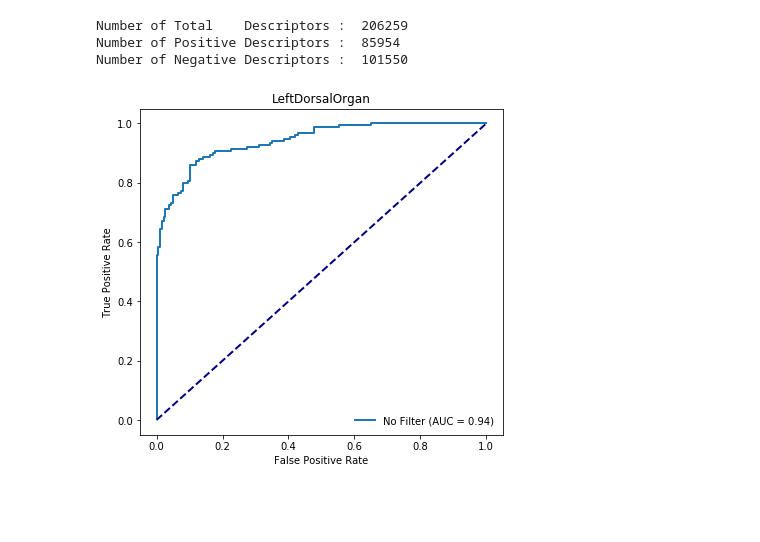
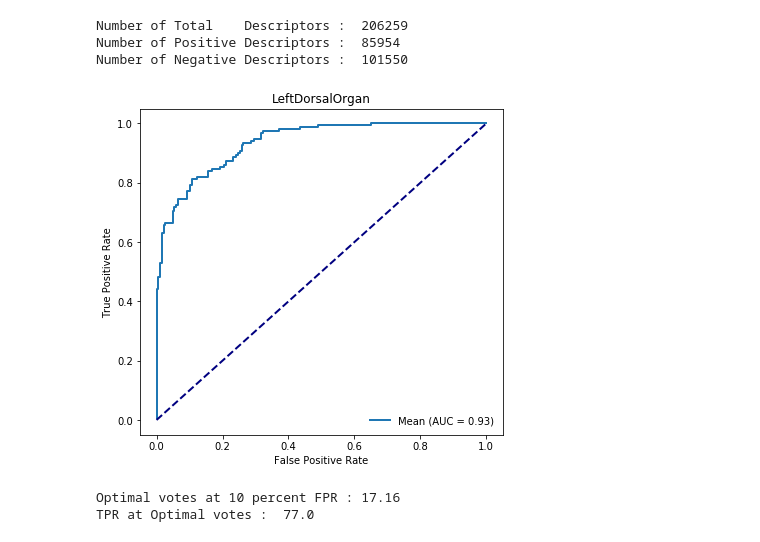
Before and after one commit to ajinkya-deogade/bodypart_detector, a Jupyter notebook: experiments/ad_99/software/Untitled.ipynb, the cells around one changed output. Drawn from its saved outputs; the diff is of its cells as text; code cells hidden in the pictures; blank space fills up the shorter version.

Commit message:
modified ad_99 to try different ROC metrics

```diff
--- a/experiments/ad_99/software/Untitled.ipynb
+++ b/experiments/ad_99/software/Untitled.ipynb
@@ -624,10 +756,13 @@ test_list = [('dataCollectedOn_20180417_grp_1/Rawdata_20180417_084502_075225_A_0
              ('dataCollectedOn_20180417_grp_6/Rawdata_20180417_070739_151012_A_095417_A_100931/', "Rawdata_20180417_070739"),
              ('dataCollectedOn_20180417_grp_7/Rawdata_20180417_065725_114055_A_072624/', "Rawdata_20180417_065725")]
 
+video_path = '../expts/videos_20180417/'
+
 variant_conditions = ['BothDorsalOrganPresent', 'BothDorsalOrganNegPos']
 all_roc_data = {}
 for idx_test, (test, test_string) in enumerate(test_list):
     test_dir = os.path.join(root, 'trainingData_'+ exp, test)
+    video_file = os.path.join(video_path, test_string+".avi")
     for fs in os.listdir(test_dir):
         if 'Coordinates' in fs:
             coordinates = pd.read_csv(os.path.join(test_dir, fs), sep=',', names=coordinate_header)
@@ -749,31 +888,45 @@ Number of Negative Descriptors :  101550
 # %%
 gt = {}
 fpr = {}
 tpr = {}
 thresholds = {}
 roc_auc = {}
 
 train_data_pos = get_train_data(train_pos.copy())
 train_data_neg = get_train_data(train_neg.copy())
-detected_loc = {}
-detected_loc['No Filter'] = predict_locations(train_data_pos, test_annotations)
-# detected_loc['Distance Test'] = predict_locations_neg_pos(train_data_pos, train_data_neg, test_annotations)
-# detected_loc['Ratio Test'] = predict_locations_ratio_test(train_data_pos, test_annotations)
+detected_loc = predict_locations(train_data_pos, test_annotations)
 
+# try_metric = ['None', 'Max', 'Min', 'Mean', 'Sum', 'Diff']
+try_metric = ['Mean']
 fig_roc = plt.figure(figsize=(6.5, 6))
-for test_name, test_val in detected_loc.iteritems():
+for metric in try_metric:
     for bp in ['LeftDorsalOrgan']:
-#         gt, fpr, tpr, thresholds, roc_auc = plot_roc_curve(coordinates, test_val, bp)
-        gt, fpr, tpr, thresholds, roc_auc = plot_roc_curve_and(coordinates, test_val, no_anno_df)
-        plt.plot(fpr, tpr, lw=2, label='%s (AUC = %0.2f)'%(test_name, roc_auc))
+        gt, fpr, tpr, thresholds, roc_auc, votes_use = plot_roc_curve_metrics(detected_loc, no_anno_df, metric)
+        plt.plot(fpr, tpr, lw=2, label='%s (AUC = %0.2f)'%(metric, roc_auc))
 
 plt.plot([0, 1], [0, 1], color='navy', lw=2, linestyle='--')
 plt.xlim([-0.05, 1.05])
 plt.ylim([-0.05, 1.05])
 plt.xlabel('False Positive Rate')
 plt.ylabel('True Positive Rate')
 plt.title(bp)
 plt.legend(loc="lower right", frameon=False)
 plt.show()
 # %% [output]
-[figure, old version]
+[figure, new version]
+# %%
+df = pd.DataFrame(np.c_[thresholds.T, fpr.T, tpr.T], columns=['Threshold', 'FPR', 'TPR'])
+df.loc[:, 'FPR'] = df.loc[:, 'FPR'].copy()*100
+df.loc[:, 'TPR'] = df.loc[:, 'TPR'].copy()*100
+df.loc[:, ['TPR', 'FPR']] = df.loc[:, ['TPR', 'FPR']].round(0).copy()
+tol_cutoff = 10.0
+
+optimal_votes = df[df['FPR'] == tol_cutoff].iloc[0, 0]
+optimal_tpr = df[df['FPR'] == tol_cutoff].iloc[0, 2]
+optimal_fpr = df[df['FPR'] == tol_cutoff].iloc[0, 1]
+
+print 'Optimal votes at %d percent FPR : %0.2f '%(optimal_fpr, optimal_votes)
+print 'TPR at Optimal votes : ', optimal_tpr
+# %% [output]
+Optimal votes at 10 percent FPR : 17.16
+TPR at Optimal votes :  77.0
```
Also changed, not shown: parts of 6 cells of this notebook, 8 other files.
